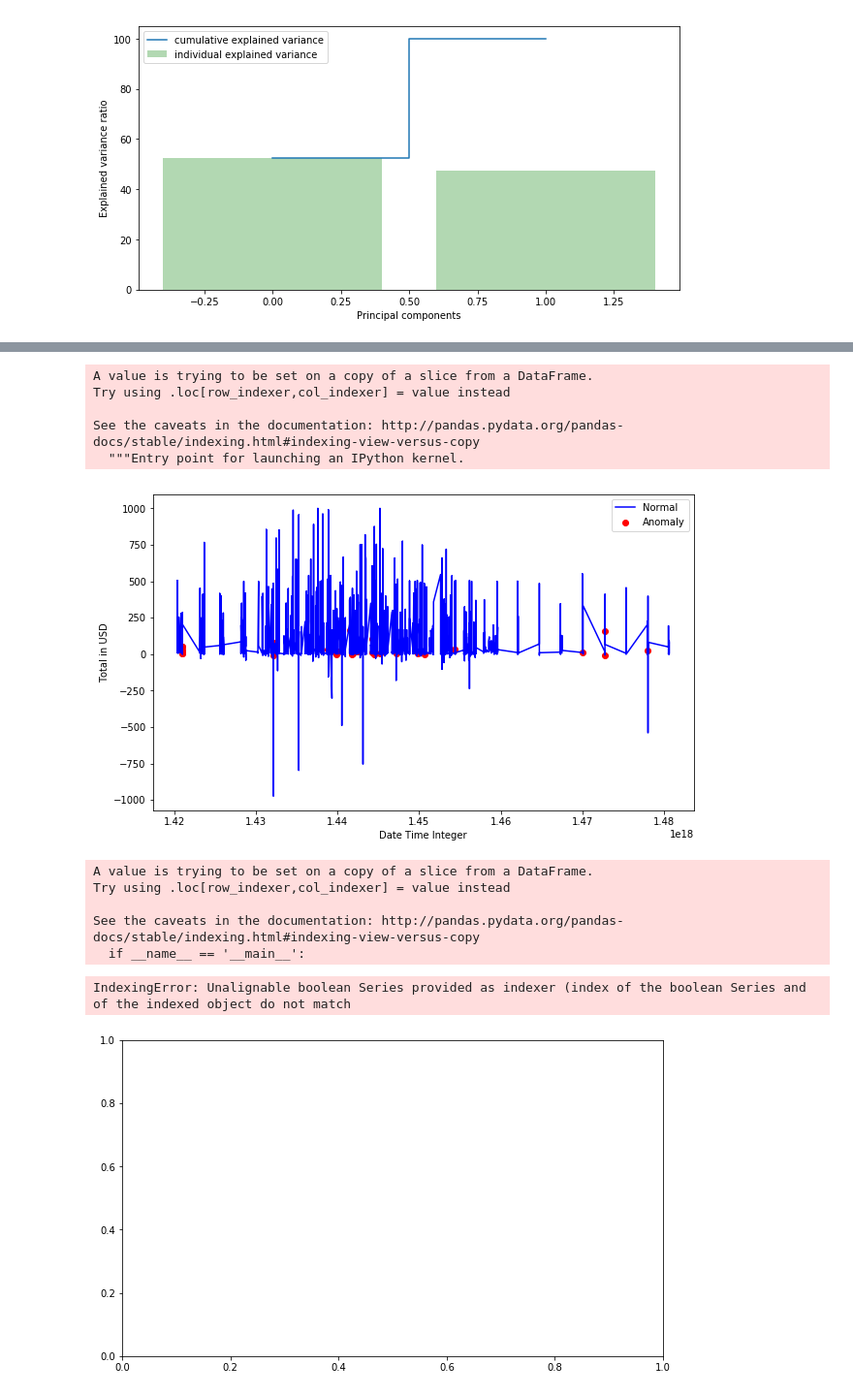
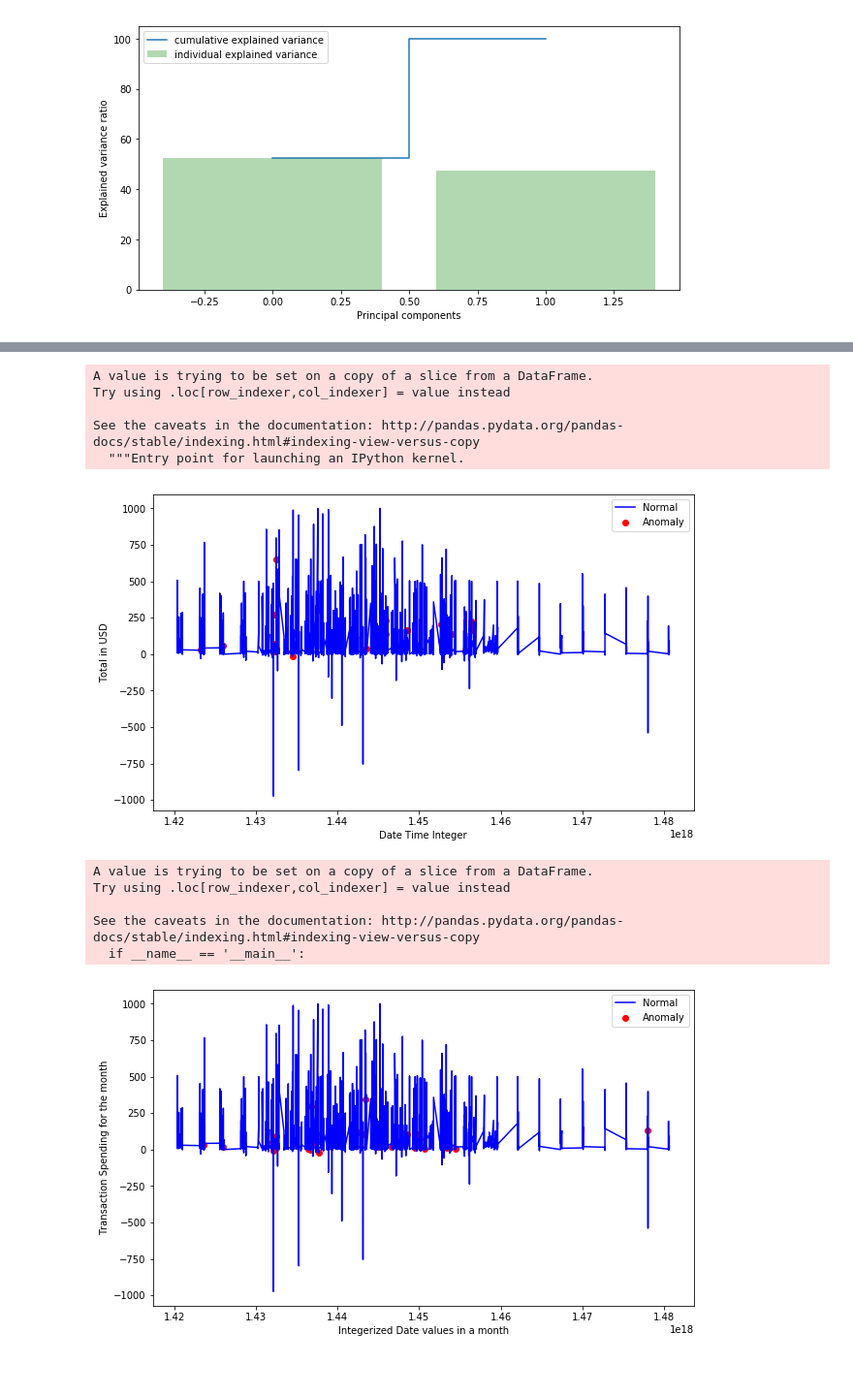
Before and after one commit to piy0999/Unicorns-First, a Jupyter notebook: outlier_detect_model.ipynb, the cells around one changed output, grey strips where cells are left out. Shown at 97% size. Cells and saved outputs as stored; diff of their text form; code cells hidden in the pictures; blank space fills up the shorter version.

Commit message:
transaction classification

```diff
--- a/outlier_detect_model.ipynb
+++ b/outlier_detect_model.ipynb
@@ -109,8 +109,6 @@ plt.show();
 [figure]
 # %%
 data = data.reset_index(drop=True)
-# %%
-data = data.drop(columns=['index'])
 # %%
 data.head()
 # %% [output]
@@ -168,29 +166,32 @@ Try using .loc[row_indexer,col_indexer] = value instead
 
 See the caveats in the documentation: http://pandas.pydata.org/pandas-docs/stable/indexing.html#indexing-view-versus-copy
   """Entry point for launching an IPython kernel.
-[figure, old version]
+[figure, new version]
 # %%
 from sklearn import svm
-data = df_final[['Journal Reference', 'date_time_int', 'Total']]
+data = df_final[['Journal Reference','date_time_int','Total']]
 scaler = StandardScaler()
 np_scaled = scaler.fit_transform(data)
 data = pd.DataFrame(np_scaled)
 # train oneclassSVM
 model = svm.OneClassSVM(nu=outliers_fraction, kernel="rbf", gamma=0.01)
 model.fit(data)
 df_final['anomaly3'] = pd.Series(model.predict(data))
 
 fig, ax = plt.subplots(figsize=(10,6))
-a = df.loc[df_final['anomaly3'] == -1, ['date_time_int', 'Total']] #anomaly
+a = df_final.loc[df_final['anomaly3'] == -1, ['date_time_int', 'Total']] #anomaly
 
-ax.plot(df_final['date_time_int'], df_final['Total'], color='blue')
-ax.scatter(a['date_time_int'],a['Total'], color='red')
+ax.plot(df_final['date_time_int'], df_final['Total'], color='blue', label='Normal')
+ax.scatter(a['date_time_int'],a['Total'], color='red', label='Anomaly')
+
+plt.xlabel("Integerized Date values in a month")
+plt.ylabel("Transaction Spending for the month")
+plt.legend()
 plt.show();
 # %% [output]
 A value is trying to be set on a copy of a slice from a DataFrame.
 Try using .loc[row_indexer,col_indexer] = value instead
 
 See the caveats in the documentation: http://pandas.pydata.org/pandas-docs/stable/indexing.html#indexing-view-versus-copy
   if __name__ == '__main__':
-IndexingError: Unalignable boolean Series provided as indexer (index of the boolean Series and of the indexed object do not match
-[figure, old version]
+[figure, new version]
```
Also changed, not shown: parts of 5 cells of this notebook, 1 other file.
